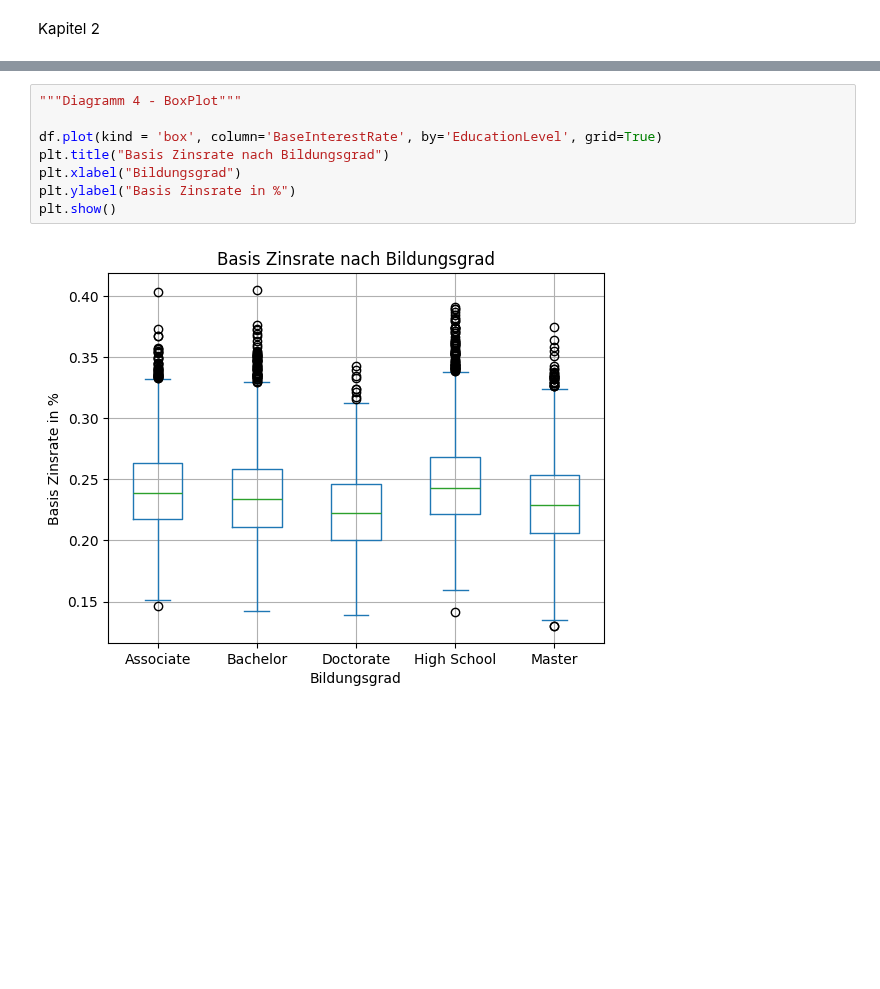
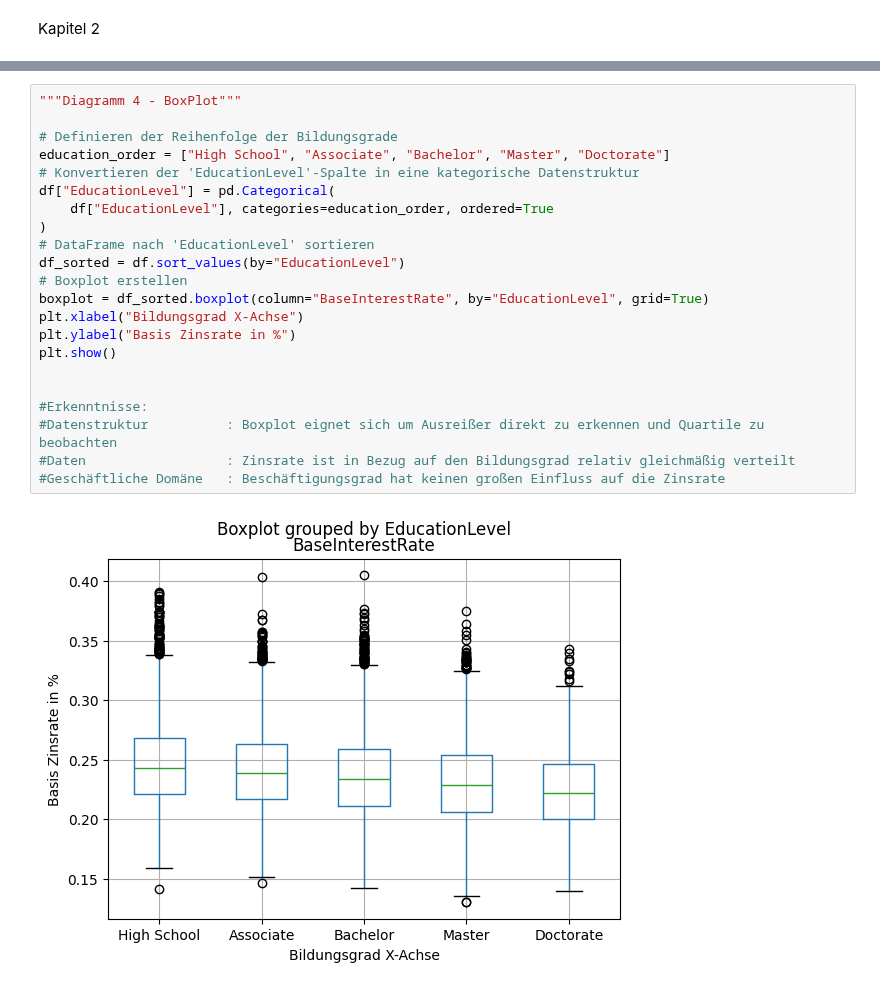
Before and after one commit to jovicdev97/financial-data-analytics, a Jupyter notebook: test.ipynb, the cells around one changed output, grey strips where cells are left out. Saved outputs shown, nothing was run; the diff lists cells and outputs as text; blank space fills up the shorter version.

```diff
--- a/test.ipynb
+++ b/test.ipynb
@@ -195,15 +210,29 @@ plt.show()
 # %% [output]
 [figure]
-# %%
-"""Diagramm 4 - BoxPlot"""
-
-df.plot(kind = 'box', column='BaseInterestRate', by='EducationLevel', grid=True)
-plt.title("Basis Zinsrate nach Bildungsgrad")
-plt.xlabel("Bildungsgrad")
-plt.ylabel("Basis Zinsrate in %")
-plt.show()
-# %% [output]
-[figure, removed]
+# %%
+"""Diagramm 4 - BoxPlot"""
+
+# Definieren der Reihenfolge der Bildungsgrade
+education_order = ["High School", "Associate", "Bachelor", "Master", "Doctorate"]
+# Konvertieren der 'EducationLevel'-Spalte in eine kategorische Datenstruktur
+df["EducationLevel"] = pd.Categorical(
+    df["EducationLevel"], categories=education_order, ordered=True
+)
+# DataFrame nach 'EducationLevel' sortieren
+df_sorted = df.sort_values(by="EducationLevel")
+# Boxplot erstellen
+boxplot = df_sorted.boxplot(column="BaseInterestRate", by="EducationLevel", grid=True)
+plt.xlabel("Bildungsgrad X-Achse")
+plt.ylabel("Basis Zinsrate in %")
+plt.show()
+
+
+#Erkenntnisse:
+#Datenstruktur          : Boxplot eignet sich um Ausreißer direkt zu erkennen und Quartile zu beobachten
+#Daten                  : Zinsrate ist in Bezug auf den Bildungsgrad relativ gleichmäßig verteilt
+#Geschäftliche Domäne   : Beschäftigungsgrad hat keinen großen Einfluss auf die Zinsrate
+# %% [output]
+[figure, added]
 # %%
 """Diagramm 5 - ScatterPlot """
 
```
Also changed, not shown: parts of 5 cells of this notebook.
